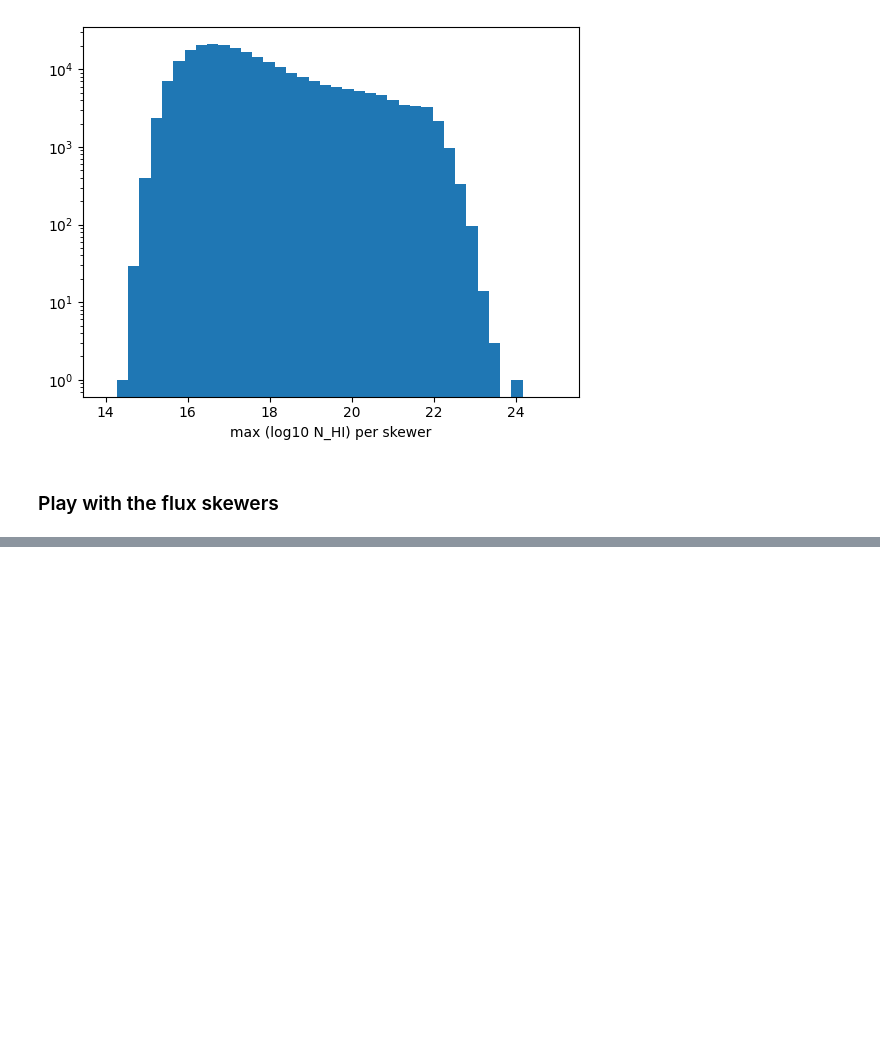
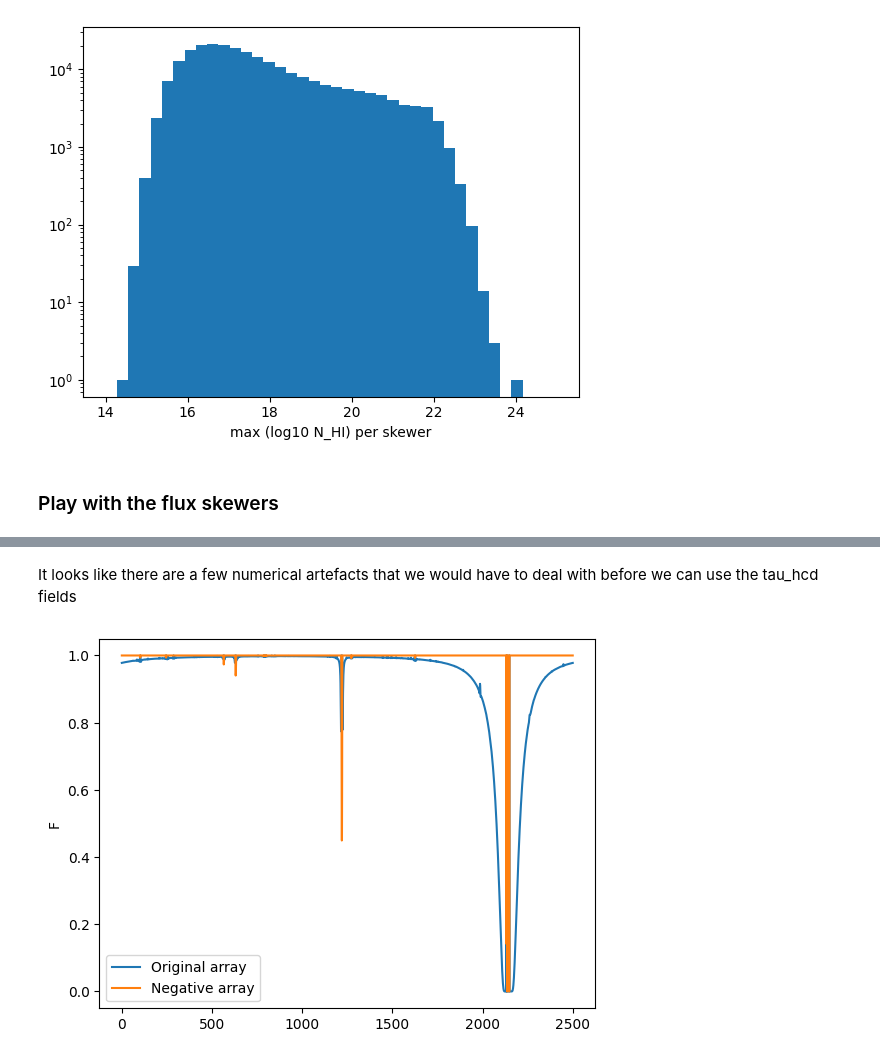
Before and after one commit to andreufont/astrid_hcd, a Jupyter notebook: read_spectra.ipynb, the cells around one changed output, grey strips where cells are left out. Cells and saved outputs as stored; diff of their text form; code cells hidden in the pictures; blank space fills up the shorter version.

```diff
--- a/read_spectra.ipynb
+++ b/read_spectra.ipynb
@@ -152,0 +171,11 @@ plt.ylabel('F');
+# %% [markdown]
+It looks like there are a few numerical artefacts that we would have to deal with before we can use the tau_hcd fields
+# %%
+# plot the skewer with and without self-shielding
+plt.plot(np.exp(-np.fmax(new_tau,0)),label='Original array')
+plt.plot(np.exp(-np.fmax(-new_tau,0)),label='Negative array')
+plt.ylabel('F')
+#plt.xlim(1200,1250)
+plt.legend();
+# %% [output]
+[figure, added]
```
Also changed, not shown: parts of 19 cells of this notebook.
